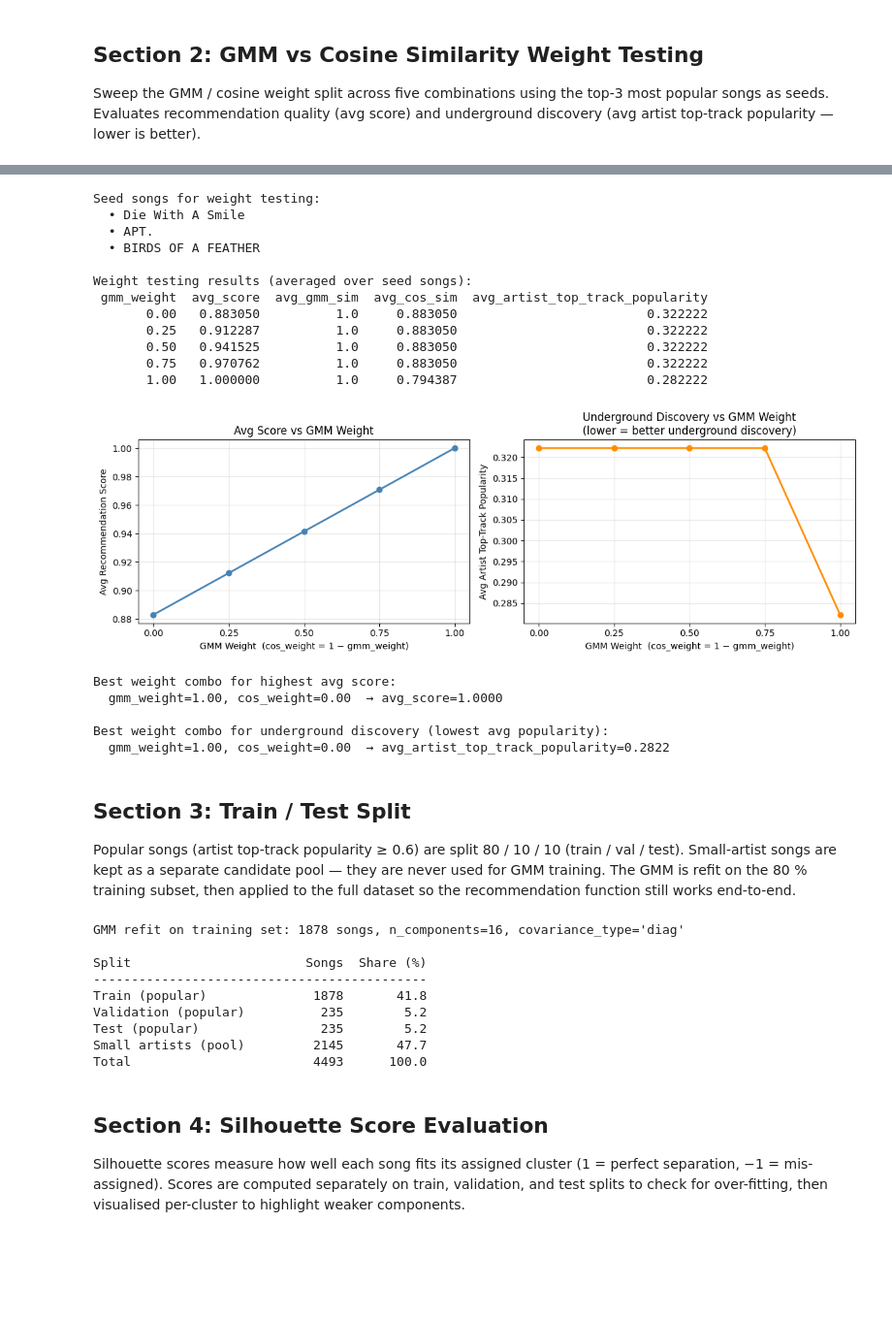
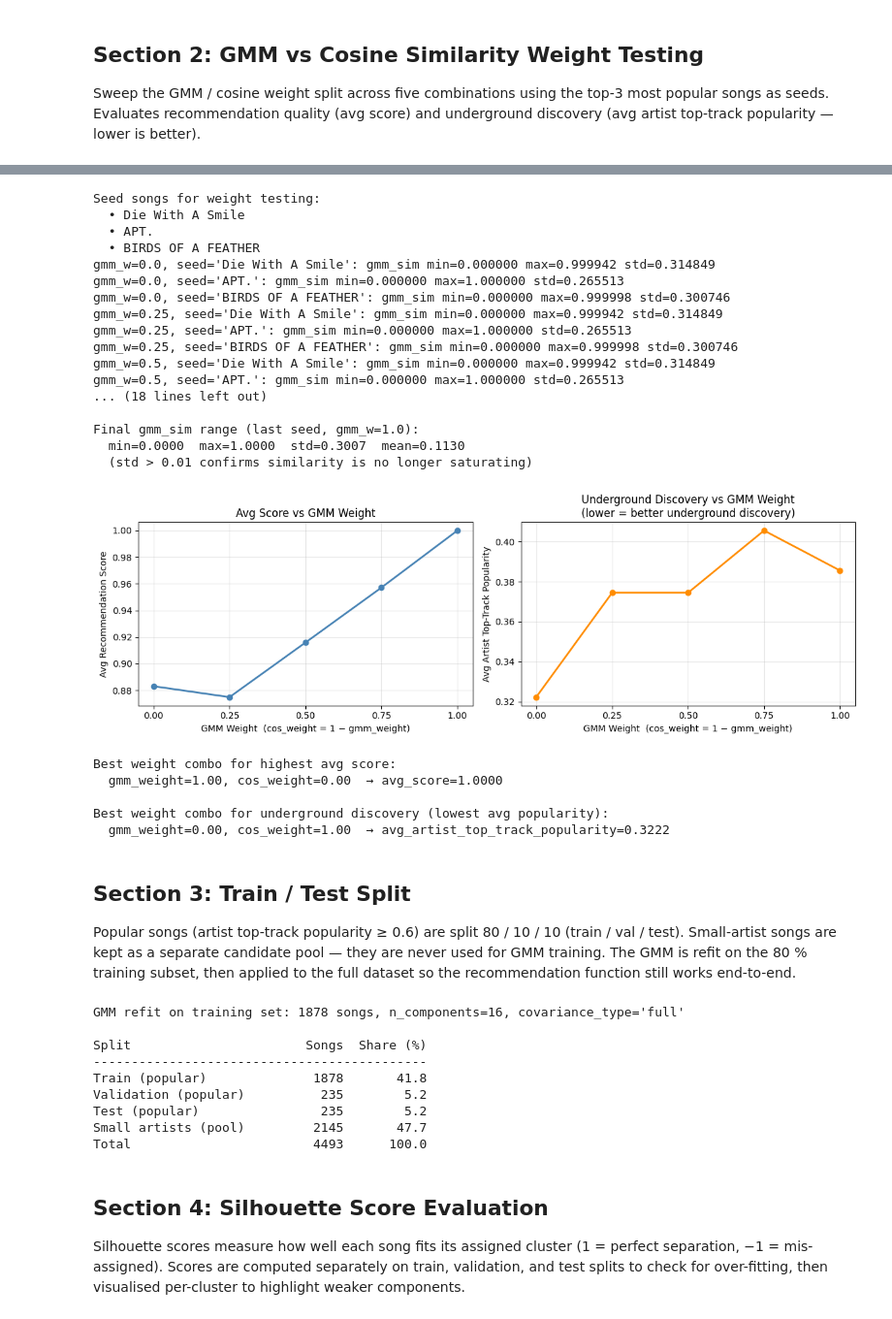
Before and after one commit to samiuell/MSE446-Group2, a Jupyter notebook: MSE446_Group2_GMMModel_C.ipynb, the cells around one changed output, grey strips where cells are left out. Shown at 97% size. Saved outputs shown, nothing was run; the diff lists cells and outputs as text; code cells hidden in the pictures; blank space fills up the shorter version.

```diff
--- a/MSE446_Group2_GMMModel_C.ipynb
+++ b/MSE446_Group2_GMMModel_C.ipynb
@@ -152,8 +162,15 @@ print(f"\nBest model: n_components={best_n}, covariance_type='{best_cov}' "
 
 # Refit global GMM with best hyperparameters
 n_components = best_n
-gmm = GaussianMixture(n_components=n_components, covariance_type=best_cov,
-                      random_state=42)
+# Fit with sklearn default reg_covar (1e-6).
+# One-hot column exclusion (feature_cols = base_features) is the real fix
+# for hard cluster collapse — no large reg_covar workaround needed.
+gmm = GaussianMixture(
+    n_components=n_components,
+    covariance_type=best_cov,
+    reg_covar=1e-6,
+    random_state=42
+)
 gmm.fit(X)
 
 # Update cluster assignments and soft posteriors in songs_gmm
@@ -216,6 +274,7 @@ Sweep the GMM / cosine weight split across five combinations using the top-3 mos
 # ---------------------------------------------------------------
 # SECTION 2 — GMM vs COSINE SIMILARITY WEIGHT TESTING
 # ---------------------------------------------------------------
+from sklearn.metrics.pairwise import cosine_similarity as cos_sim_fn  # for prob-vector similarity
 
 # ── Weight combinations to test ────────────────────────────────────
 # Each tuple: (gmm_weight, cos_weight)
@@ -243,7 +302,9 @@ for gmm_w, cos_w in weight_combos:
         if matches.empty:
             continue
         seed_row   = matches.sort_values('track_popularity', ascending=False).iloc[0]
-        seed_vec   = seed_row[feature_cols].to_numpy(dtype=float).reshape(1, -1)
+        # Cosine similarity uses the full feature set (audio + one-hot genre/time_sig)
+        full_feature_cols = base_features + onehot_cols
+        seed_vec   = seed_row[full_feature_cols].to_numpy(dtype=float).reshape(1, -1)
         seed_probs = seed_row[prob_cols].to_numpy(dtype=float)
 
         # Candidate pool: small artists only, exclude seed
@@ -256,9 +317,16 @@ for gmm_w, cos_w in weight_combos:
             continue
 
         # Score candidates
-        cand_probs  = candidates[prob_cols].to_numpy(dtype=float)
-        gmm_sim     = cand_probs @ seed_probs
-        cand_feats  = candidates[feature_cols].to_numpy(dtype=float)
+        cand_probs = candidates[prob_cols].to_numpy(dtype=float)
+        # GMM similarity: cosine similarity between posterior probability vectors.
+        # Requires soft posteriors (reg_covar=0.5) — hard [0,0,1,0] vectors all
+        # yield cos_sim=1.0 to each other, producing the same saturation as JSD.
+        gmm_sim = cos_sim_fn(seed_probs.reshape(1, -1), cand_probs).flatten()
+        # Step 1 diagnostic — print gmm_sim stats for every iteration
+        print(f"gmm_w={gmm_w}, seed={seed_name!r}: "
+              f"gmm_sim min={gmm_sim.min():.6f} max={gmm_sim.max():.6f} "
+              f"std={gmm_sim.std():.6f}")
+        cand_feats  = candidates[full_feature_cols].to_numpy(dtype=float)
         cos_sim     = cosine_similarity(seed_vec, cand_feats).flatten()
 
         score = gmm_w * gmm_sim + cos_w * cos_sim
@@ -294,6 +362,19 @@ weight_results = (
 )
 print("\nWeight testing results (averaged over seed songs):")
 print(weight_results.to_string(index=False))
+
+# Confirm GMM posteriors are soft after the one-hot fix
+test_probs = songs_gmm[prob_cols].to_numpy()
+print(f"\nProb vector max values after fix — "
+      f"mean: {test_probs.max(axis=1).mean():.4f}, "
+      f"std of max: {test_probs.max(axis=1).std():.4f}")
+print("(mean max should be below 0.85 for soft assignments)")
+
+# Step 1 summary: final gmm_sim stats confirm cos-on-prob-vectors variance
+print(f"\nFinal gmm_sim range (last seed, gmm_w={weight_combos[-1][0]}):")
+print(f"  min={gmm_sim.min():.4f}  max={gmm_sim.max():.4f}  "
+      f"std={gmm_sim.std():.4f}  mean={gmm_sim.mean():.4f}")
+print("  (std > 0.01 confirms similarity is no longer saturating)")
 
 # ── Plots ─────────────────────────────────────────────────────────
 fig, (ax1, ax2) = plt.subplots(1, 2, figsize=(12, 4))
@@ -314,46 +395,51 @@ ax2.plot(weight_results['gmm_weight'],
 ax2.set_xlabel('GMM Weight  (cos_weight = 1 − gmm_weight)')
 ax2.set_ylabel('Avg Artist Top-Track Popularity')
 ax2.set_title('Underground Discovery vs GMM Weight\n(lower = better underground discovery)')
 ax2.set_xticks(weight_results['gmm_weight'])
 ax2.grid(True, alpha=0.3)
 
 plt.tight_layout()
 plt.show()
 
 # ── Report best combos ───────────────────────────────────────────
 best_score_row   = weight_results.loc[weight_results['avg_score'].idxmax()]
 best_underground = weight_results.loc[
     weight_results['avg_artist_top_track_popularity'].idxmin()
 ]
 
 print(f"\nBest weight combo for highest avg score:")
 print(f"  gmm_weight={best_score_row['gmm_weight']:.2f}, "
       f"cos_weight={1 - best_score_row['gmm_weight']:.2f}  "
       f"→ avg_score={best_score_row['avg_score']:.4f}")
 
 print(f"\nBest weight combo for underground discovery (lowest avg popularity):")
 print(f"  gmm_weight={best_underground['gmm_weight']:.2f}, "
       f"cos_weight={1 - best_underground['gmm_weight']:.2f}  "
       f"→ avg_artist_top_track_popularity={best_underground['avg_artist_top_track_popularity']:.4f}")
 # %% [output]
 Seed songs for weight testing:
   • Die With A Smile
   • APT.
   • BIRDS OF A FEATHER
+gmm_w=0.0, seed='Die With A Smile': gmm_sim min=0.000000 max=0.999942 std=0.314849
+gmm_w=0.0, seed='APT.': gmm_sim min=0.000000 max=1.000000 std=0.265513
+gmm_w=0.0, seed='BIRDS OF A FEATHER': gmm_sim min=0.000000 max=0.999998 std=0.300746
+gmm_w=0.25, seed='Die With A Smile': gmm_sim min=0.000000 max=0.999942 std=0.314849
+gmm_w=0.25, seed='APT.': gmm_sim min=0.000000 max=1.000000 std=0.265513
+gmm_w=0.25, seed='BIRDS OF A FEATHER': gmm_sim min=0.000000 max=0.999998 std=0.300746
+gmm_w=0.5, seed='Die With A Smile': gmm_sim min=0.000000 max=0.999942 std=0.314849
+gmm_w=0.5, seed='APT.': gmm_sim min=0.000000 max=1.000000 std=0.265513
+... (18 lines left out)
 
-Weight testing results (averaged over seed songs):
- gmm_weight  avg_score  avg_gmm_sim  avg_cos_sim  avg_artist_top_track_popularity
-       0.00   0.883050          1.0     0.883050                         0.322222
-       0.25   0.912287          1.0     0.883050                         0.322222
-       0.50   0.941525          1.0     0.883050                         0.322222
-       0.75   0.970762          1.0     0.883050                         0.322222
-       1.00   1.000000          1.0     0.794387                         0.282222
+Final gmm_sim range (last seed, gmm_w=1.0):
+  min=0.0000  max=1.0000  std=0.3007  mean=0.1130
+  (std > 0.01 confirms similarity is no longer saturating)
-[figure, old version]
+[figure, new version]
 Best weight combo for highest avg score:
   gmm_weight=1.00, cos_weight=0.00  → avg_score=1.0000
 
 Best weight combo for underground discovery (lowest avg popularity):
-  gmm_weight=1.00, cos_weight=0.00  → avg_artist_top_track_popularity=0.2822
+  gmm_weight=0.00, cos_weight=1.00  → avg_artist_top_track_popularity=0.3222
 # %% [markdown]
 ## Section 3: Train / Test Split
 
@@ -389,9 +475,12 @@ X_test  = X[test_idx]
 
 # ── Refit GMM on training set only ─────────────────────────────
 # Uses the best hyperparameters already found in Section 1
+# Matches the final refit in Section 1 (reg_covar=1e-6, sklearn default).
+# The one-hot column exclusion is what produces soft posteriors here.
 gmm = GaussianMixture(
     n_components=n_components,
     covariance_type=best_cov,
+    reg_covar=1e-6,
     random_state=42
 )
 gmm.fit(X_train)
@@ -429,7 +518,7 @@ print('-' * 44)
 for split, n, pct in zip(summary['Split'], summary['Songs'], summary['Share (%)']):
     print(f"{split:<25} {n:>7} {pct:>10}")
 # %% [output]
-GMM refit on training set: 1878 songs, n_components=16, covariance_type='diag'
+GMM refit on training set: 1878 songs, n_components=16, covariance_type='full'
 
 Split                       Songs  Share (%)
 --------------------------------------------
```
Also changed, not shown: parts of 5 cells of this notebook.
